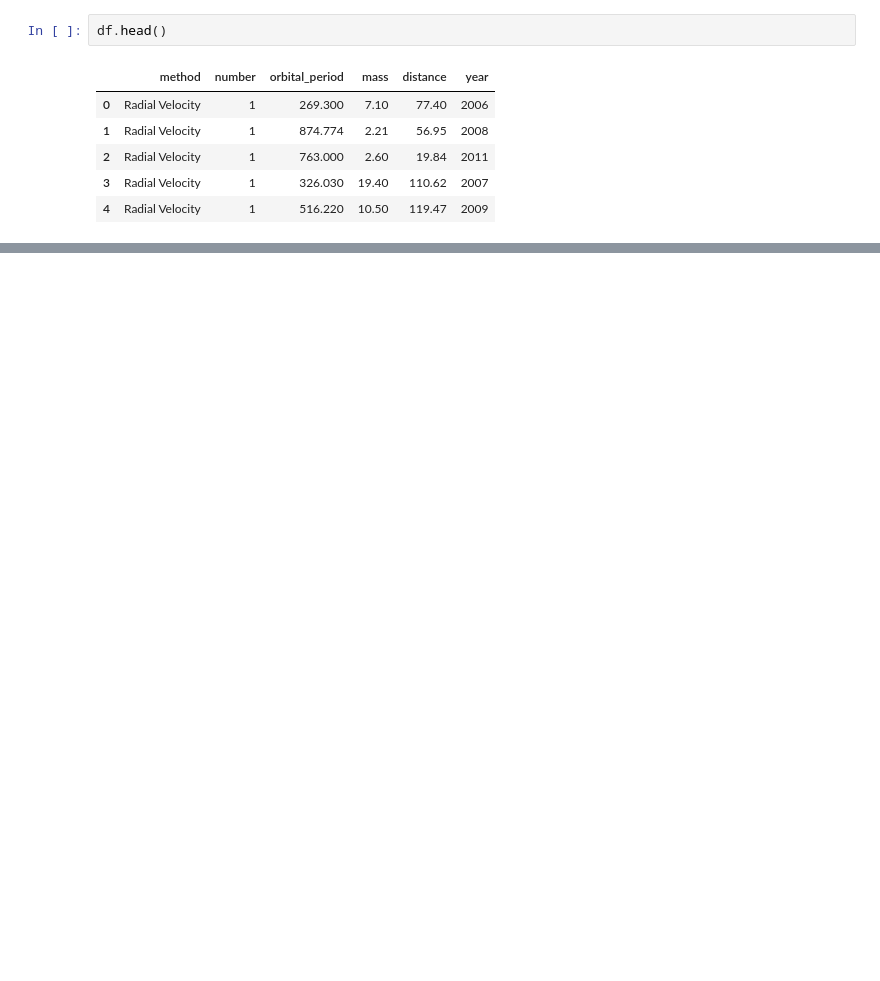
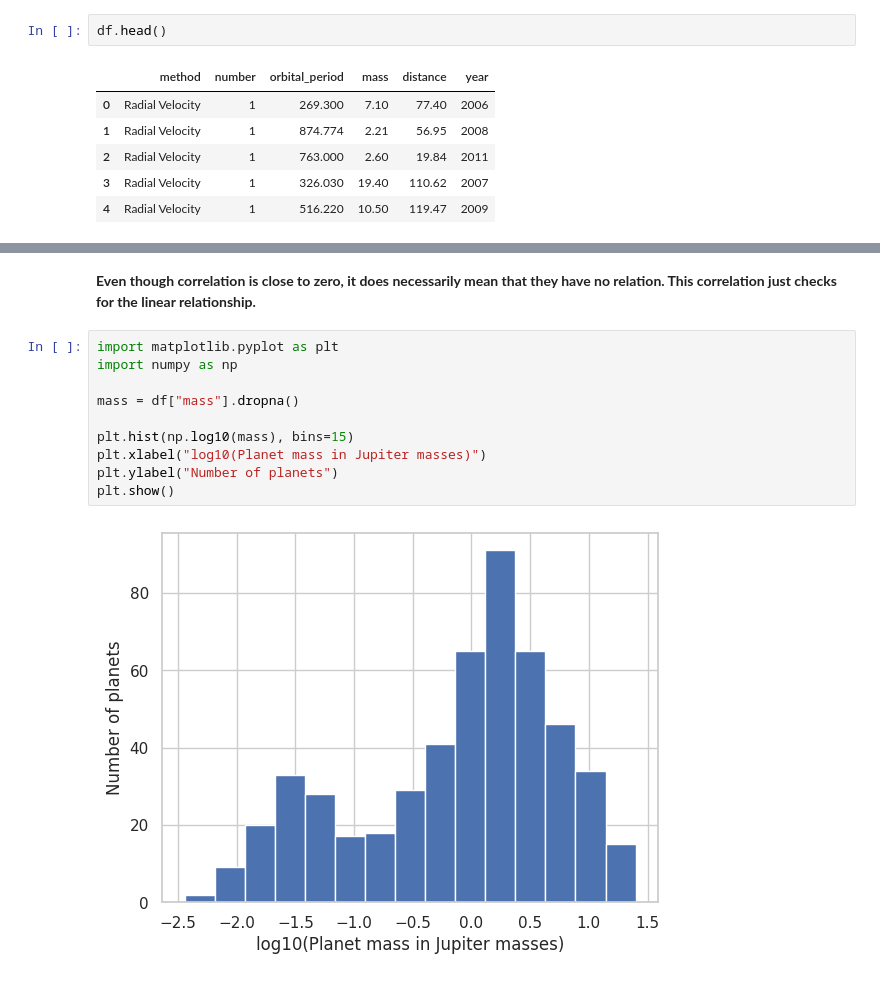
Before and after one commit to aashish7542/ai-learning, a Jupyter notebook: phase-0-foundations/python/phase 0.3.ipynb, the cells around one changed output, grey strips where cells are left out. Cells and saved outputs as stored; diff of their text form; blank space fills up the shorter version.

```diff
--- a/phase-0-foundations/python/phase 0.3.ipynb
+++ b/phase-0-foundations/python/phase 0.3.ipynb
@@ -169,0 +262,14 @@ df.head()
+# %% [markdown]
+**Even though correlation is close to zero, it does necessarily mean that they have no relation. This correlation just checks for the linear relationship.**
+# %%
+import matplotlib.pyplot as plt
+import numpy as np
+
+mass = df["mass"].dropna()
+
+plt.hist(np.log10(mass), bins=15)
+plt.xlabel("log10(Planet mass in Jupiter masses)")
+plt.ylabel("Number of planets")
+plt.show()
+# %% [output]
+[figure, added]
```
Also changed, not shown: parts of 16 cells of this notebook.
